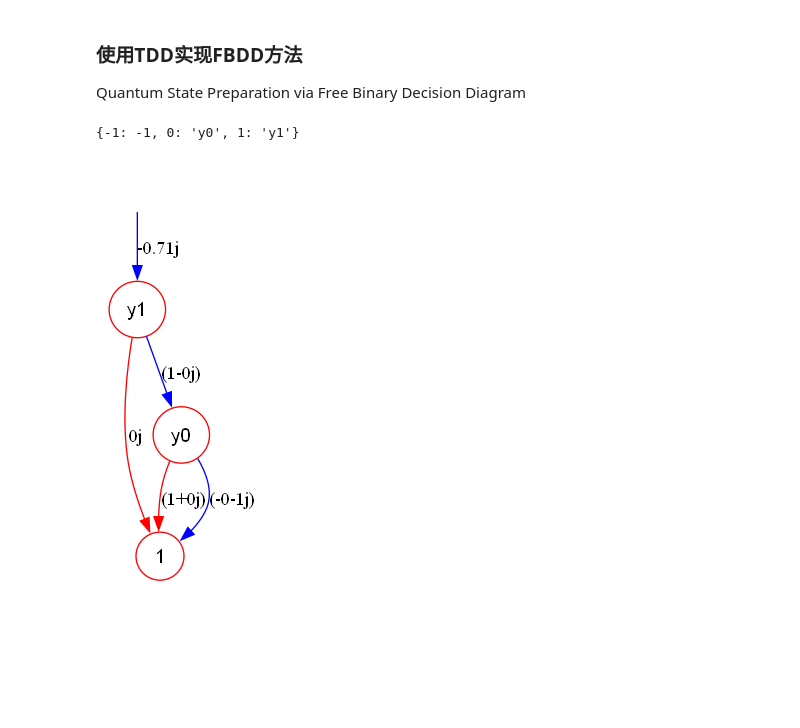
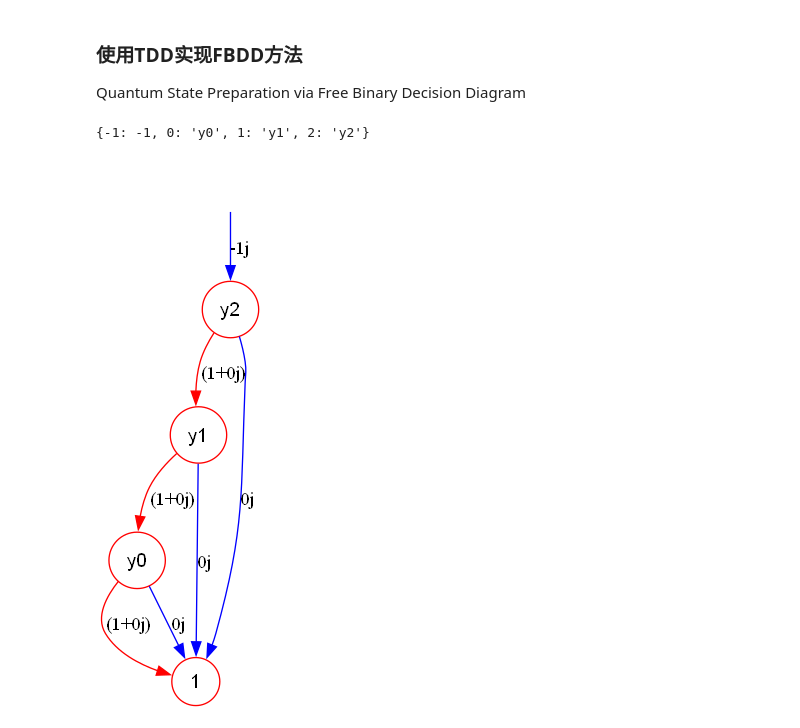
Before and after one commit to Veriqc/LimTDD_QSP, a Jupyter notebook: FBDD.ipynb, the cells around one changed output. Cells and saved outputs as stored; diff of their text form; code cells hidden in the pictures; blank space fills up the shorter version.

```diff
--- a/FBDD.ipynb
+++ b/FBDD.ipynb
@@ -289,15 +269,15 @@ def is_successful(tdd,cir_end,n):
 # %%
-n=2
+n=3
 m=10
 # cir=QuantumCircuit(1)
 # cir.x(0)
 cir=gen_cir('Random_Clifford_T',n,m)
 tdd=simulate(cir,True,n)
 print(tdd.key_2_index)
 tdd.show()
 # %% [output]
-{-1: -1, 0: 'y0', 1: 'y1'}
+{-1: -1, 0: 'y0', 1: 'y1', 2: 'y2'}
-[figure, old version]
+[figure, new version]
 # %%
 tdd=simulate(cir,True,n)
 cir_head = QuantumCircuit(n+tdd.node_number()-1)
```
Also changed, not shown: parts of 7 cells of this notebook, 7 other files.
